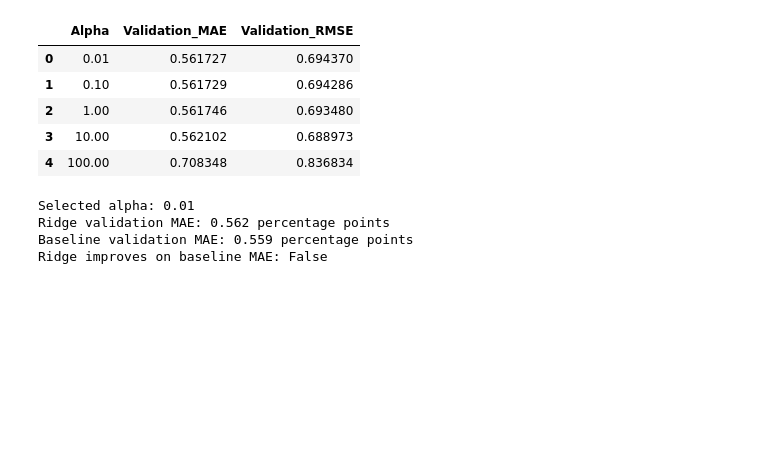
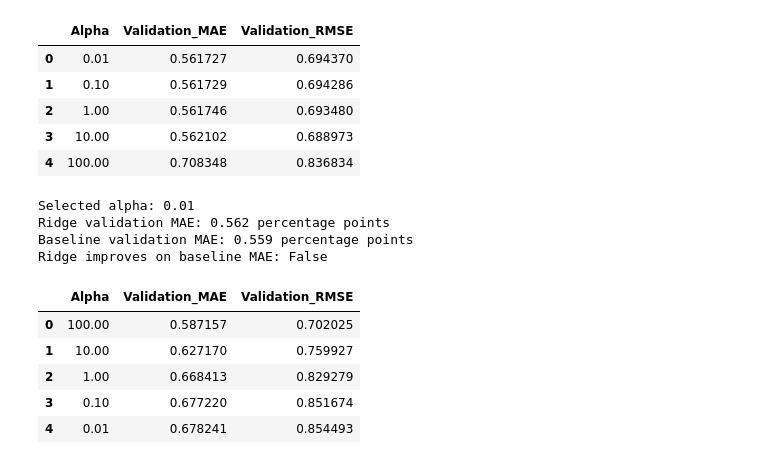
Before and after one commit to beze10/Graduate_Unemployment_Forecasting-Machine_Learning, a Jupyter notebook: 01_data_exploration.ipynb, the cells around one changed output. Saved outputs shown, nothing was run; the diff lists cells and outputs as text; code cells hidden in the pictures; blank space fills up the shorter version.

Commit message:
Ridge model  one year and 3 year done

```diff
--- a/01_data_exploration.ipynb
+++ b/01_data_exploration.ipynb
@@ -635,3 +635,95 @@ Selected alpha: 0.01
 Ridge validation MAE: 0.562 percentage points
 Baseline validation MAE: 0.559 percentage points
 Ridge improves on baseline MAE: False
+# %%
+# Use the previous three years as separate input columns.
+X_train_3year = train_data[["Lag1", "Lag2", "Lag3"]].copy()
+X_validation_3year = validation_data[["Lag1", "Lag2", "Lag3"]].copy()
+
+# Confirm that both experiments use exactly the same rows.
+assert X_train_3year.index.equals(X_train_1year.index)
+assert X_validation_3year.index.equals(X_validation_1year.index)
+
+# Store results and fitted models separately from the one-year experiment.
+ridge_3year_results = []
+ridge_3year_models = {}
+
+# Reuse the same alpha candidates as the one-year experiment.
+for alpha in alpha_values:
+    ridge_pipeline = Pipeline([
+        ("scaler", StandardScaler()),
+        ("ridge", Ridge(alpha=alpha))
+    ])
+
+    # Learn scaling statistics and coefficients from training data only.
+    ridge_pipeline.fit(X_train_3year, y_train)
+
+    # Predict validation rates without refitting the scaler or model.
+    predictions = ridge_pipeline.predict(X_validation_3year)
+
+    # Measure validation errors in percentage points.
+    mae = mean_absolute_error(y_validation, predictions)
+    rmse = mean_squared_error(y_validation, predictions) ** 0.5
+
+    # Save the scores and fitted pipeline for this alpha.
+    ridge_3year_results.append({
+        "Alpha": alpha,
+        "Validation_MAE": mae,
+        "Validation_RMSE": rmse
+    })
+    ridge_3year_models[alpha] = ridge_pipeline
+
+# Rank settings by validation MAE.
+# If MAE values tie exactly, prefer the smaller alpha.
+ridge_3year_results = pd.DataFrame(ridge_3year_results).sort_values(
+    ["Validation_MAE", "Alpha"]
+).reset_index(drop=True)
+
+# Retain the fitted model with the lowest validation MAE.
+best_alpha_3year = float(ridge_3year_results.loc[0, "Alpha"])
+best_ridge_3year = ridge_3year_models[best_alpha_3year]
+
+# Display the tuning results and selected regularisation strength.
+display(ridge_3year_results)
+print("Selected alpha:", best_alpha_3year)
+
+# Compare the baseline with the selected model from each Ridge experiment.
+validation_comparison = pd.DataFrame([
+    {
+        "Model": "Previous-year baseline",
+        "MAE": baseline_mae,
+        "RMSE": baseline_rmse
+    },
+    {
+        "Model": "Ridge — one-year input",
+        "MAE": ridge_1year_results.loc[0, "Validation_MAE"],
+        "RMSE": ridge_1year_results.loc[0, "Validation_RMSE"]
+    },
+    {
+        "Model": "Ridge — three-year inputs",
+        "MAE": ridge_3year_results.loc[0, "Validation_MAE"],
+        "RMSE": ridge_3year_results.loc[0, "Validation_RMSE"]
+    }
+])
+
+# Identify models with lower validation MAE than the baseline.
+# Comparisons use the full, unrounded scores.
+validation_comparison["Beats_baseline_MAE"] = (
+    validation_comparison["MAE"] < baseline_mae
+)
+
+# Separately identify models with lower validation RMSE than the baseline.
+validation_comparison["Beats_baseline_RMSE"] = (
+    validation_comparison["RMSE"] < baseline_rmse
+)
+
+# Show all comparison columns without hiding any behind "...".
+with pd.option_context("display.max_columns", None):
+    display(validation_comparison)
+# %% [output]
+|  | Alpha | Validation_MAE | Validation_RMSE |
+| 0 | 100.00 | 0.587157 | 0.702025 |
+| 1 | 10.00 | 0.627170 | 0.759927 |
+| 2 | 1.00 | 0.668413 | 0.829279 |
+| 3 | 0.10 | 0.677220 | 0.851674 |
+| 4 | 0.01 | 0.678241 | 0.854493 |
```
Also changed, not shown: parts of 1 cell of this notebook.
